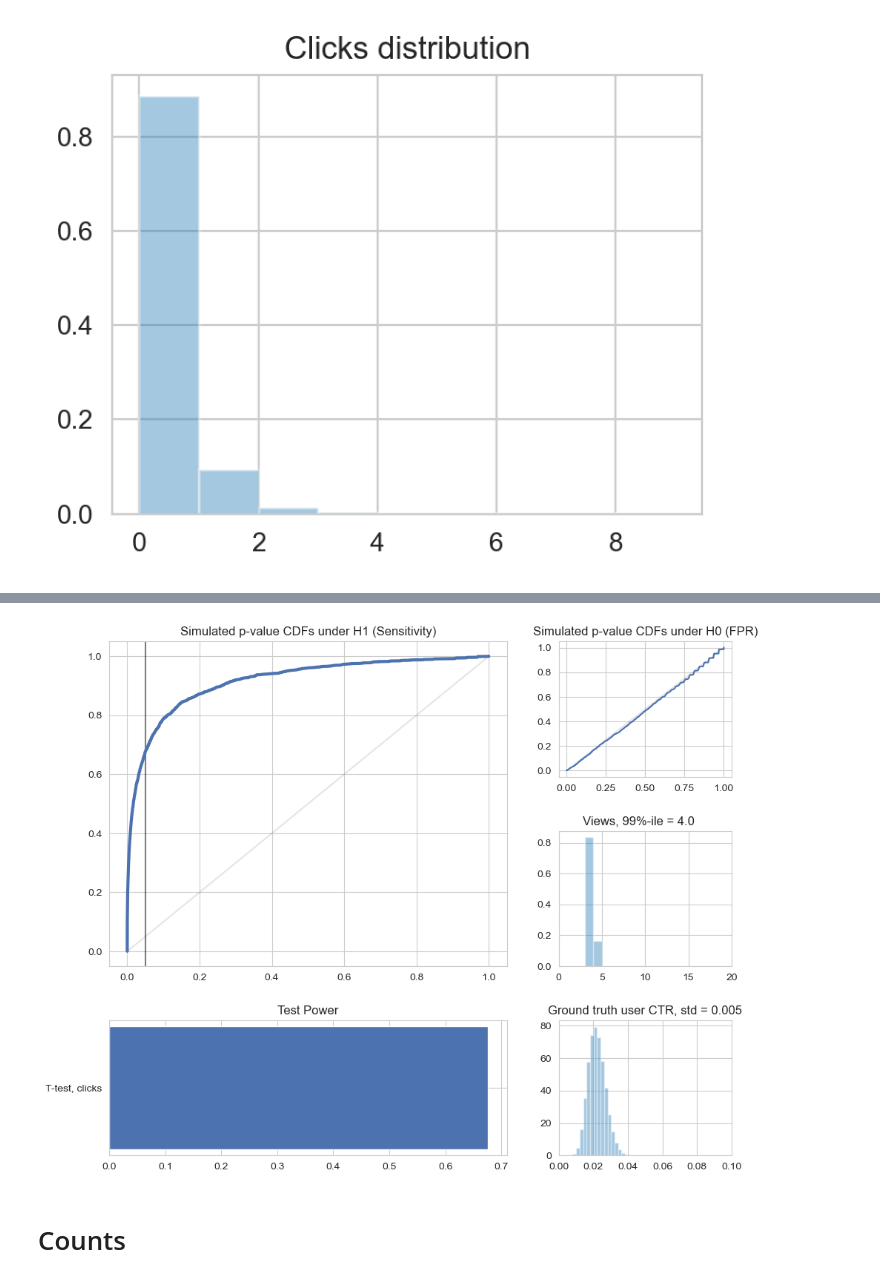
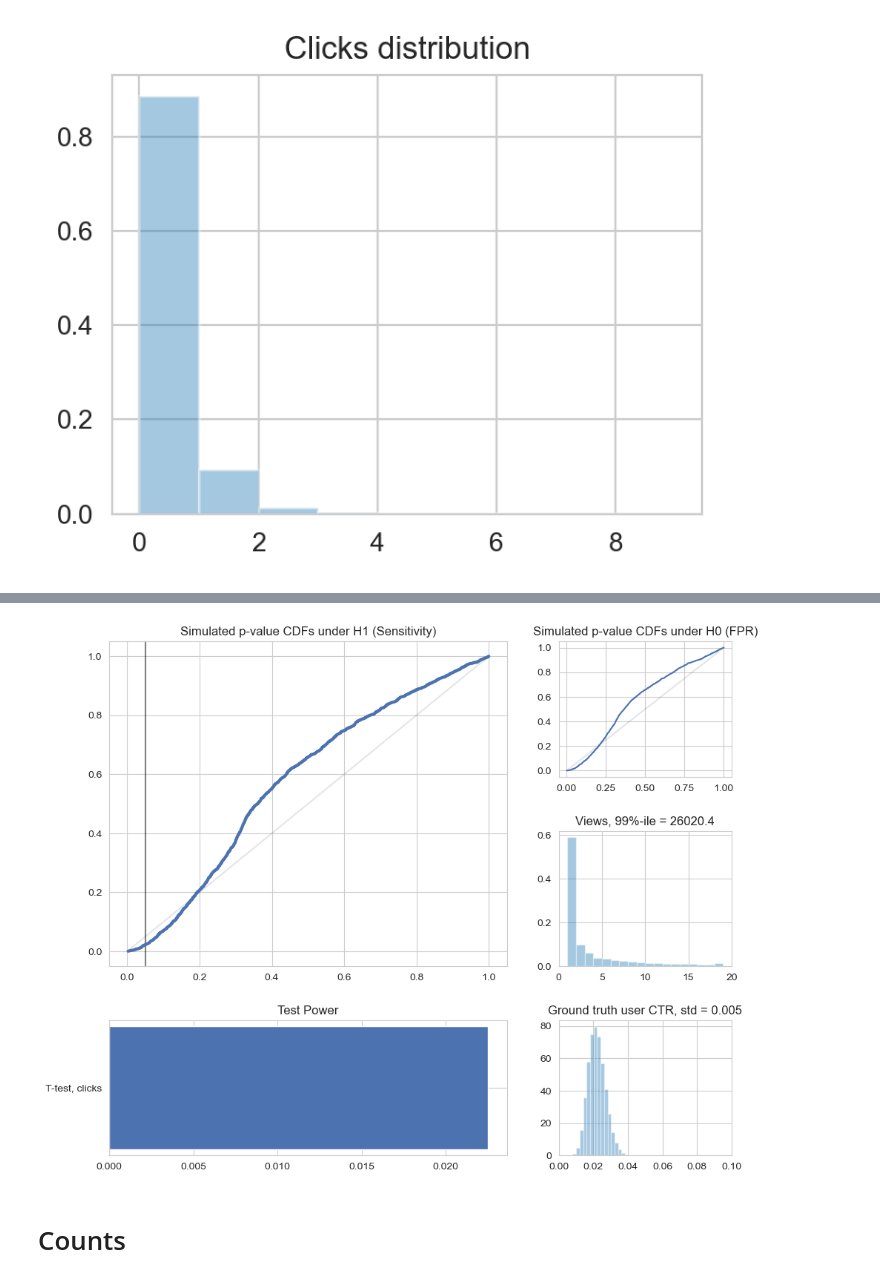
Before and after one commit to prampampam/stattests, a Jupyter notebook: notebooks/assests.ipynb, the cells around one changed output, grey strips where cells are left out. Drawn from its saved outputs; the diff is of its cells as text; code cells hidden in the pictures.

```diff
--- a/notebooks/assests.ipynb
+++ b/notebooks/assests.ipynb
@@ -121,7 +120,7 @@ sns.distplot(aa_data.flatten(), ax=ax1, bins=10, kde=False, norm_hist=True)
 # %%
-fig = plot_from_params('../data', skew_params[0], codenames=['ttest_successes_count'])
+fig = plot_from_params('../data', skew_params[19], codenames=['ttest_successes_count'])
 # %% [output]
-[figure, old version]
+[figure, new version]
 # %% [markdown]
 # Counts
 # %% [markdown]
```
Also changed, not shown: parts of 7 cells of this notebook, 4 other files.
